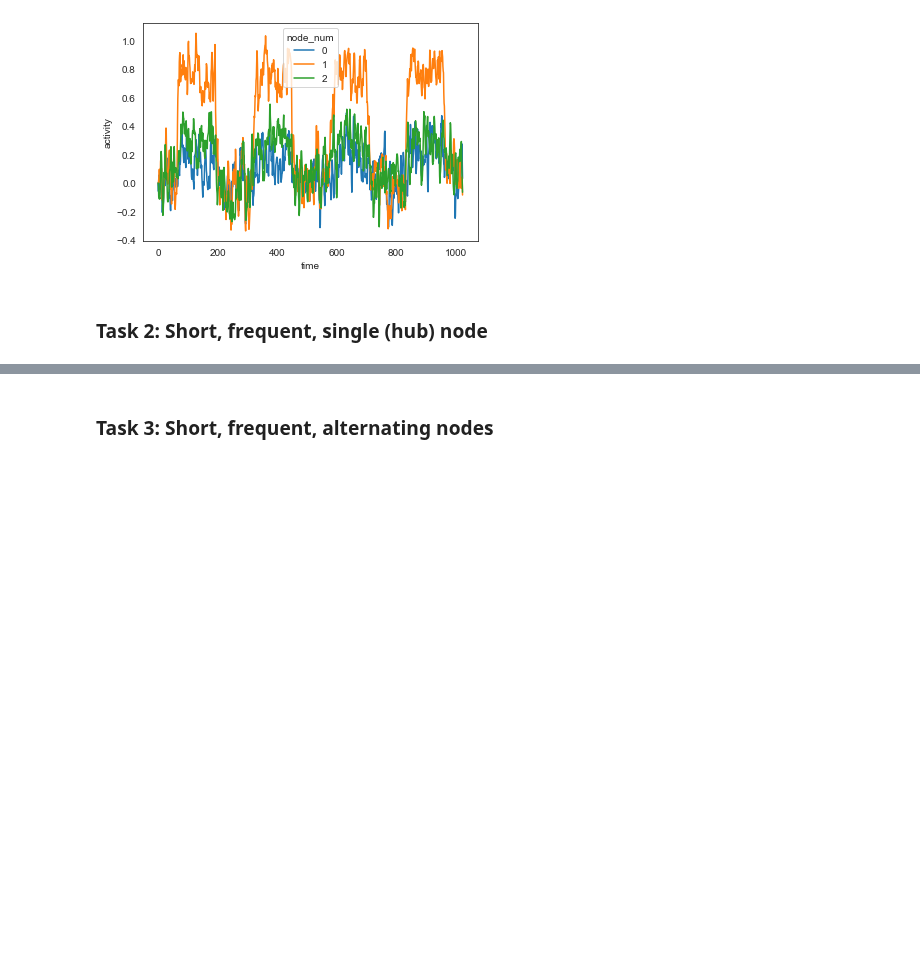
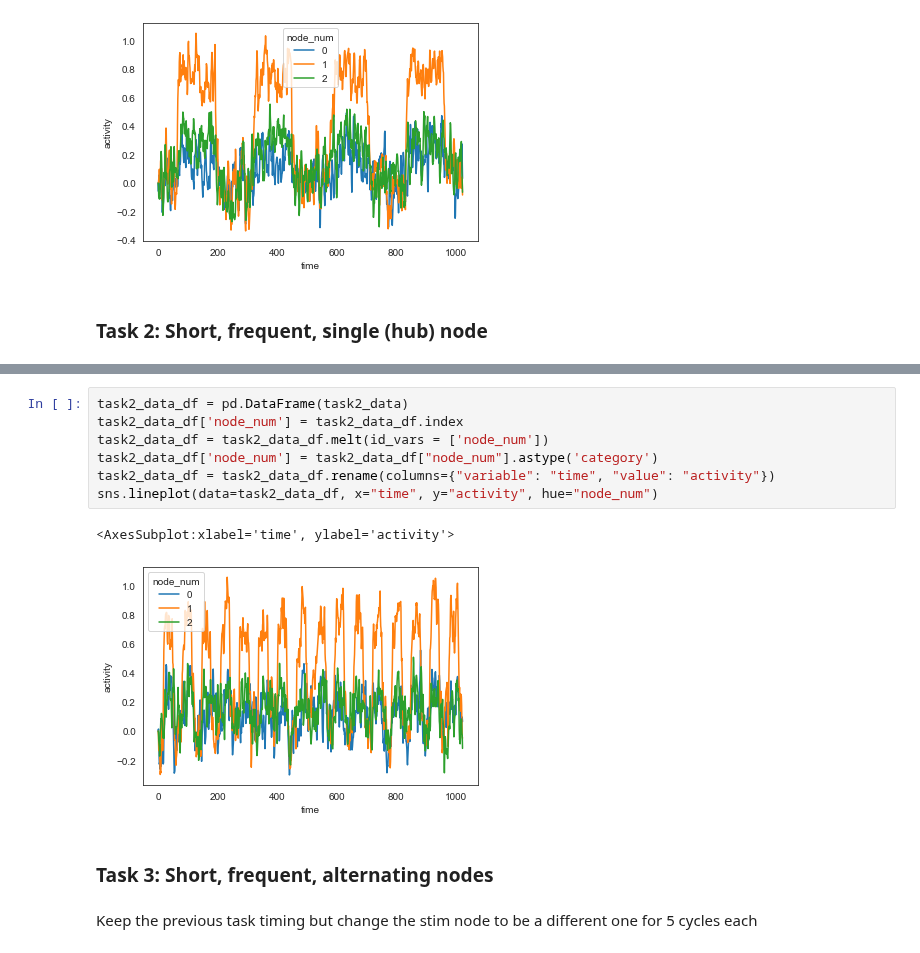
Before and after one commit to zenkavi/NeuralMassModels, a Jupyter notebook: notebooks/simulations/NB0_True_vs_functional_connectivity.ipynb, the cells around one changed output, grey strips where cells are left out. Drawn from its saved outputs; the diff is of its cells as text; blank space fills up the shorter version.

```diff
--- a/notebooks/simulations/NB0_True_vs_functional_connectivity.ipynb
+++ b/notebooks/simulations/NB0_True_vs_functional_connectivity.ipynb
@@ -103,3 +115,15 @@ sns.lineplot(data=task1_data_df, x="time", y="activity", hue="node_num")
+# %%
+task2_data_df = pd.DataFrame(task2_data)
+task2_data_df['node_num'] = task2_data_df.index
+task2_data_df = task2_data_df.melt(id_vars = ['node_num'])
+task2_data_df['node_num'] = task2_data_df["node_num"].astype('category')
+task2_data_df = task2_data_df.rename(columns={"variable": "time", "value": "activity"})
+sns.lineplot(data=task2_data_df, x="time", y="activity", hue="node_num")
+# %% [output]
+<AxesSubplot:xlabel='time', ylabel='activity'>
+[figure, added]
 # %% [markdown]
 
 ### Task 3: Short, frequent, alternating nodes
+# %% [markdown]
+Keep the previous task timing but change the stim node to be a different one for 5 cycles each
```
Also changed, not shown: parts of 8 cells of this notebook, 2 other files.
